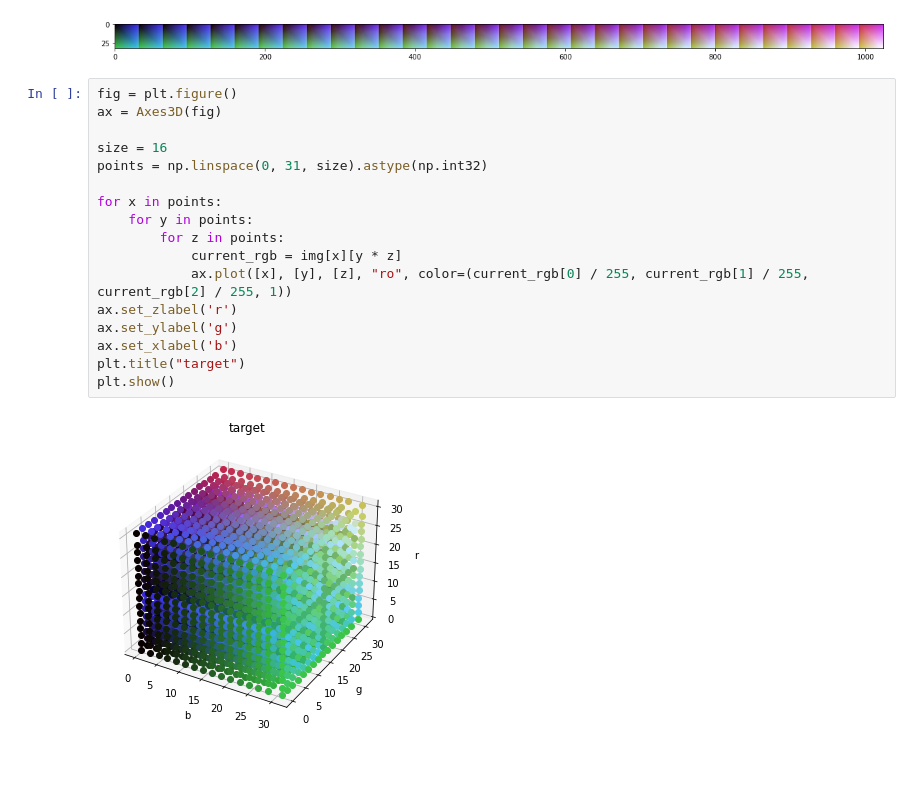
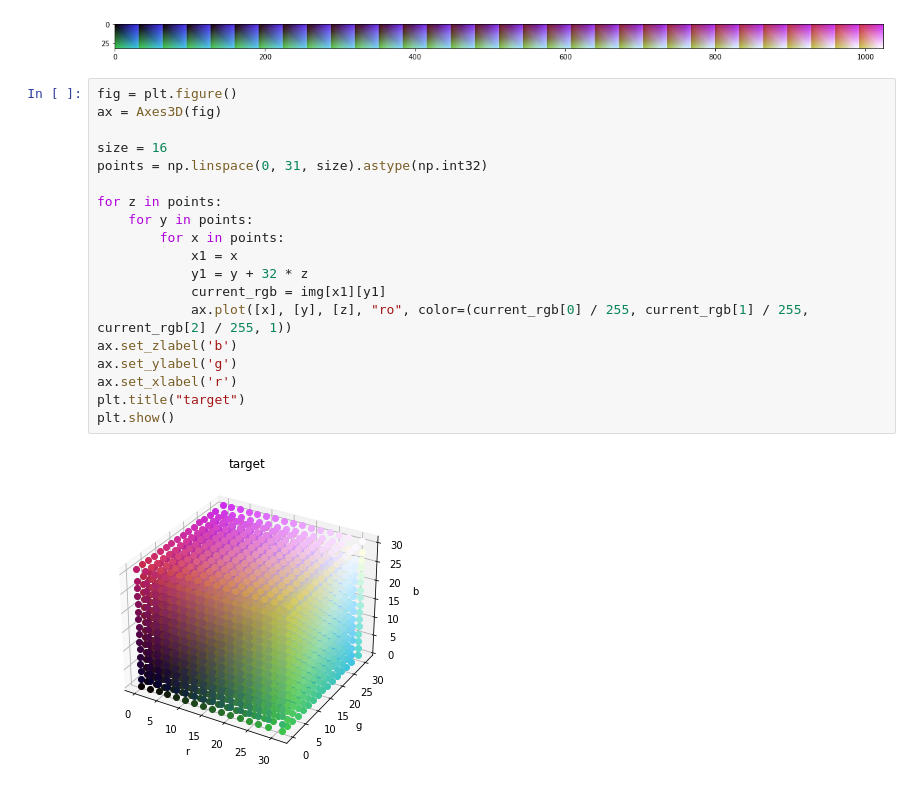
Before and after one commit to zengbaocheng-996/GAMES104-Modern-Game-Engine-Methodology, a Jupyter notebook: 07/lut_visualize/lut_visualize.ipynb, the cells around one changed output. Drawn from its saved outputs; the diff is of its cells as text.

```diff
--- a/07/lut_visualize/lut_visualize.ipynb
+++ b/07/lut_visualize/lut_visualize.ipynb
@@ -36,22 +36,24 @@ plt.imshow(img)
 plt.show()
 # %% [output]
 [figure]
-# %%
-fig = plt.figure()
-ax = Axes3D(fig)
-
-size = 16
-points = np.linspace(0, 31, size).astype(np.int32)
-
-for x in points:
-    for y in points:
-        for z in points:
-            current_rgb = img[x][y * z]
-            ax.plot([x], [y], [z], "ro", color=(current_rgb[0] / 255, current_rgb[1] / 255, current_rgb[2] / 255, 1))
-ax.set_zlabel('r')
-ax.set_ylabel('g')
-ax.set_xlabel('b')
-plt.title("target")
-plt.show()
-# %% [output]
-[figure, removed]
+# %%
+fig = plt.figure()
+ax = Axes3D(fig)
+
+size = 16
+points = np.linspace(0, 31, size).astype(np.int32)
+
+for z in points:
+    for y in points:
+        for x in points:
+            x1 = x
+            y1 = y + 32 * z
+            current_rgb = img[x1][y1]
+            ax.plot([x], [y], [z], "ro", color=(current_rgb[0] / 255, current_rgb[1] / 255, current_rgb[2] / 255, 1))
+ax.set_zlabel('b')
+ax.set_ylabel('g')
+ax.set_xlabel('r')
+plt.title("target")
+plt.show()
+# %% [output]
+[figure, added]
```
Also changed, not shown: parts of 1 cell of this notebook.
